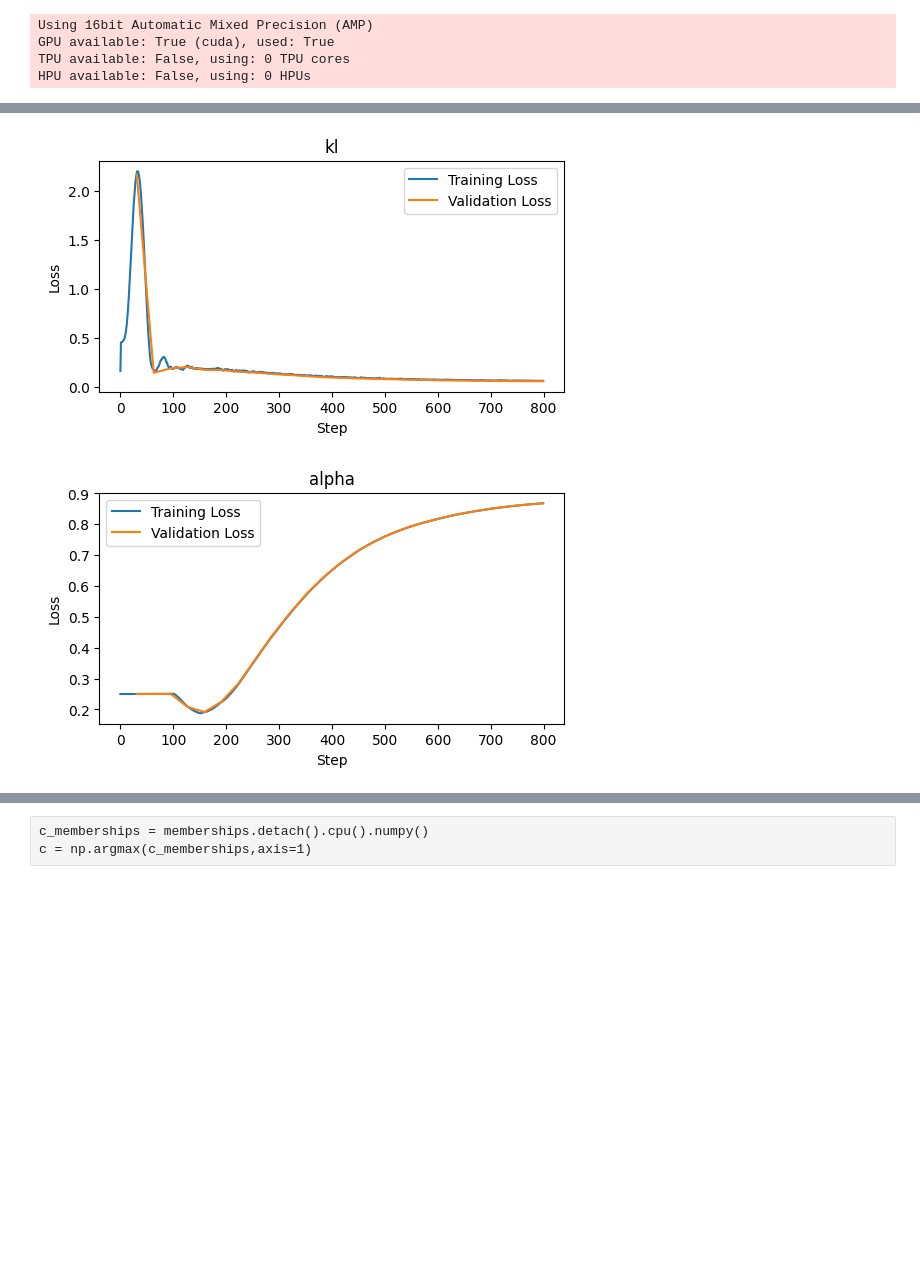
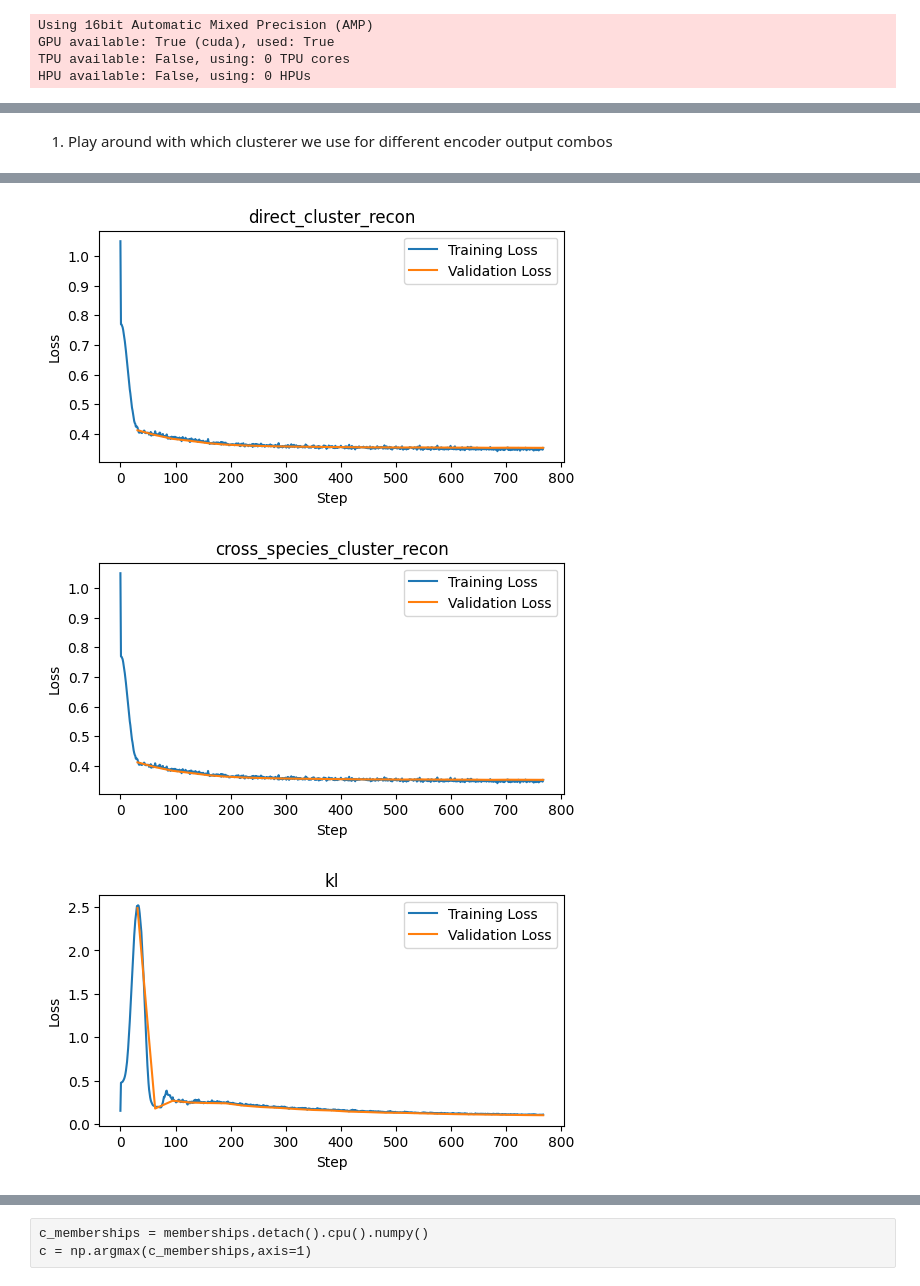
Before and after one commit to atarashansky/cross-species-vae, a Jupyter notebook: vae-emb.ipynb, the cells around one changed output, grey strips where cells are left out. Drawn from its saved outputs; the diff is of its cells as text; code cells hidden in the pictures; blank space fills up the shorter version.

```diff
--- a/vae-emb.ipynb
+++ b/vae-emb.ipynb
@@ -276,11 +276,13 @@ Metric val_loss improved by 0.001 >= min_delta = 0.001. New best score: 0.726
 ... (9 outputs left out)
+# %% [markdown]
+1. Play around with which clusterer we use for different encoder output combos
 # %%
 ,# Load the latest version
 version = max([int(d.split('_')[-1]) for d in glob('logs/metrics/version_*')])
 df = pd.read_csv(f'logs/metrics/version_{version}/metrics.csv')
 
 
-for loss_type in ["loss", "direct_recon", "cross_species_recon", "kl", "alpha"]:
+for loss_type in ["loss", "direct_recon", "cross_species_recon", "direct_cluster_recon", "cross_species_cluster_recon", "kl"]:
     # Get specific metrics
     train_loss = df[f'train_{loss_type}'][df[f'train_{loss_type}'] != 0.0]
     train_step = df['step'][df[f'train_{loss_type}'] != 0.0]
@@ -306,5 +308,6 @@ for loss_type in ["loss", "direct_recon", "cross_species_recon", "kl", "alpha"]:
-[figure, old version]
+[figure, new version]
-[figure, old version]
+[figure, new version]
+[figure, added]
 # %%
 output, s, memberships = model.get_latent_embeddings(species_data_sub, batch_size=4096)
 latent = output.cpu().numpy()
```
Also changed, not shown: parts of 27 cells of this notebook, 2 other files.
